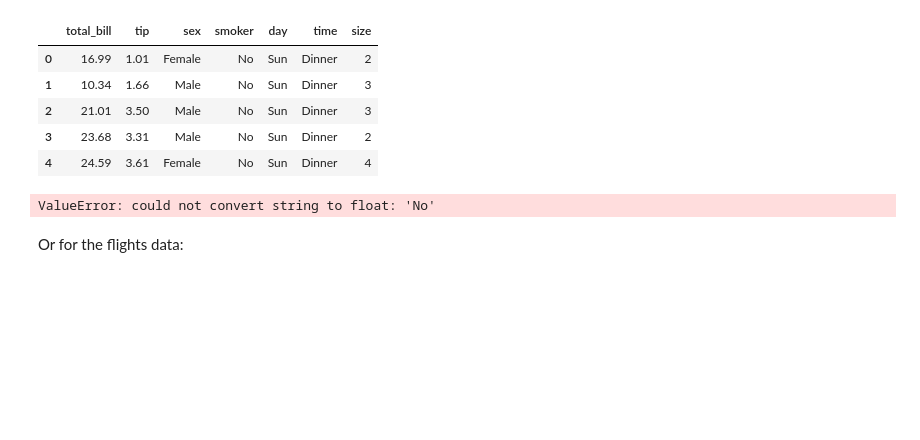
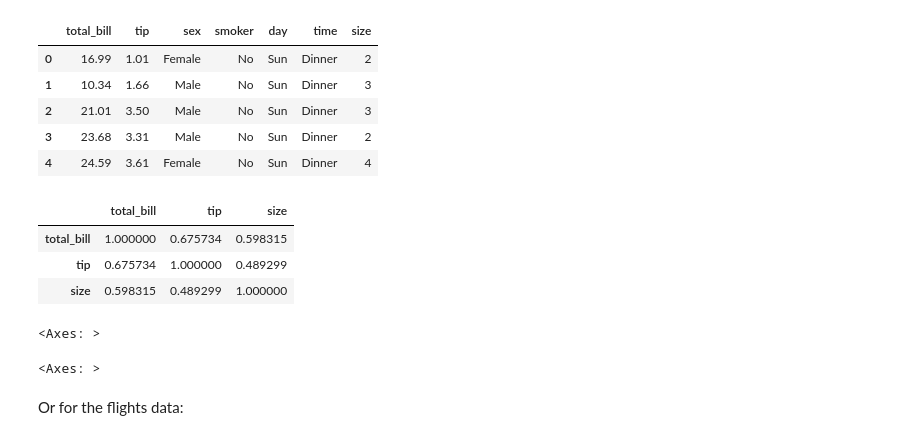
Before and after one commit to qvy1/ML-Labs, a Jupyter notebook: Lab3_EDA/2- Data Visualization - Seaborn.ipynb, the cells around one changed output. Drawn from its saved outputs; the diff is of its cells as text; code cells hidden in the pictures; blank space fills up the shorter version.

Commit message:
Completed Lab 3: Data Visualization with Seaborn

```diff
--- a/Lab3_EDA/2- Data Visualization - Seaborn.ipynb
+++ b/Lab3_EDA/2- Data Visualization - Seaborn.ipynb
@@ -377,8 +368,3 @@ tips.head() # Check the first few rows of the 'tips' dataset
 | 2 | 21.01 | 3.50 | Male | No | Sun | Dinner | 3 |
 | 3 | 23.68 | 3.31 | Male | No | Sun | Dinner | 2 |
 | 4 | 24.59 | 3.61 | Female | No | Sun | Dinner | 4 |
-# %%
-# Matrix form for correlation data
-tips.corr()
-# %% [output]
-ValueError: could not convert string to float: 'No'
@@ -389,3 +371,30 @@ sns.heatmap(tips.corr(),cmap='coolwarm',annot=True) # Add color and annotations
+# %%
+# Select only numeric columns for correlation calculation
+numeric_tips = tips.select_dtypes(include=[np.number])
+
+# Calculate the correlation between numeric columns
+numeric_tips.corr()
+# %% [output]
+|  | total_bill | tip | size |
+| total_bill | 1.000000 | 0.675734 | 0.598315 |
+| tip | 0.675734 | 1.000000 | 0.489299 |
+| size | 0.598315 | 0.489299 | 1.000000 |
+# %%
+# Select only numeric columns for correlation calculation
+numeric_tips = tips.select_dtypes(include=[np.number])
+
+# Calculate the correlation between numeric columns
+sns.heatmap(numeric_tips.corr())  # Display correlation of columns
+# %% [output]
+<Axes: >
+# %%
+# Select only numeric columns from the tips dataframe
+numeric_tips = tips.select_dtypes(include=[np.number])
+
+# Compute and plot the correlation heatmap
+sns.heatmap(numeric_tips.corr(), cmap='coolwarm', annot=True)
+# %% [output]
+<Axes: >
 # %% [markdown]
 Or for the flights data:
 # %%
```
Also changed, not shown: parts of 17 cells of this notebook.
